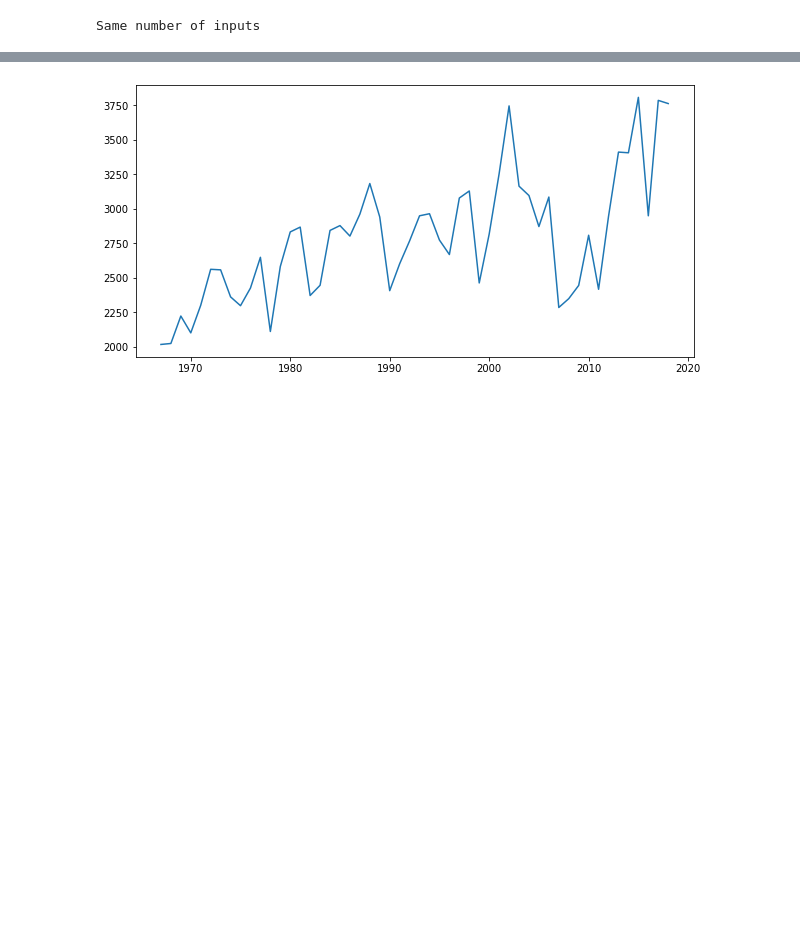
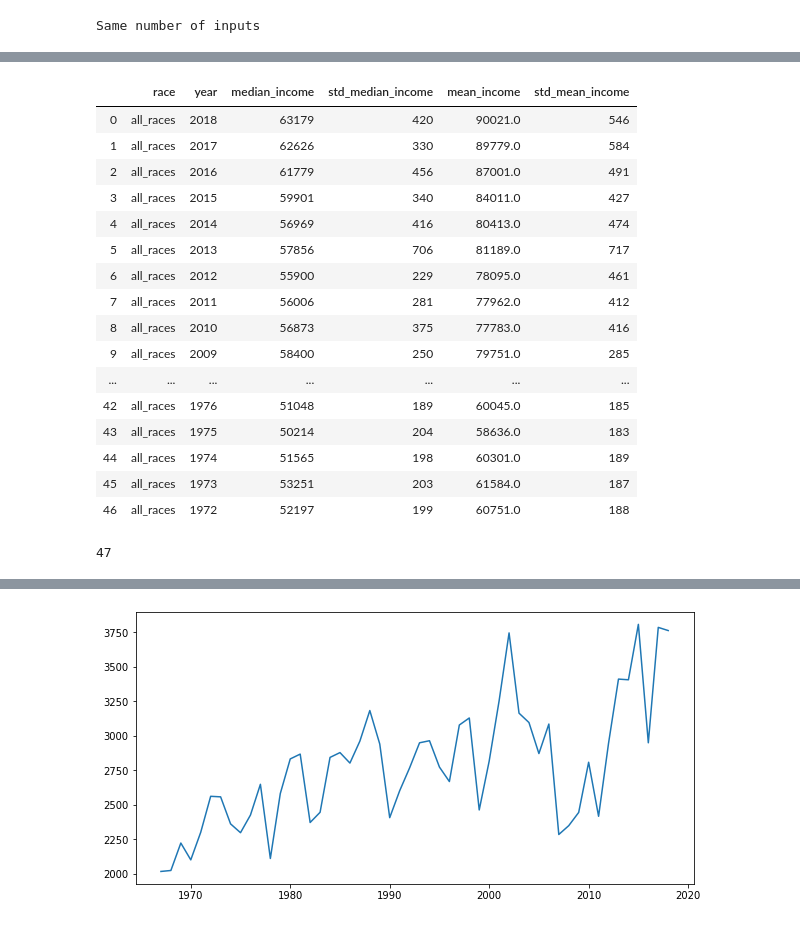
Before and after one commit to SpecCRA/futurist_black_agenda, a Jupyter notebook: eda.ipynb, the cells around one changed output, grey strips where cells are left out. Saved outputs shown, nothing was run; the diff lists cells and outputs as text; code cells hidden in the pictures; blank space fills up the shorter version.

```diff
--- a/eda.ipynb
+++ b/eda.ipynb
@@ -238,0 +305,24 @@ Same number of inputs
+# %%
+all_after_72_df
+# %% [output]
+|  | race | year | median_income | std_median_income | mean_income | std_mean_income |
+| 0 | all_races | 2018 | 63179 | 420 | 90021.0 | 546 |
+| 1 | all_races | 2017 | 62626 | 330 | 89779.0 | 584 |
+| 2 | all_races | 2016 | 61779 | 456 | 87001.0 | 491 |
+| 3 | all_races | 2015 | 59901 | 340 | 84011.0 | 427 |
+| 4 | all_races | 2014 | 56969 | 416 | 80413.0 | 474 |
+| 5 | all_races | 2013 | 57856 | 706 | 81189.0 | 717 |
+| 6 | all_races | 2012 | 55900 | 229 | 78095.0 | 461 |
+| 7 | all_races | 2011 | 56006 | 281 | 77962.0 | 412 |
+| 8 | all_races | 2010 | 56873 | 375 | 77783.0 | 416 |
+| 9 | all_races | 2009 | 58400 | 250 | 79751.0 | 285 |
+| ... | ... | ... | ... | ... | ... | ... |
+| 42 | all_races | 1976 | 51048 | 189 | 60045.0 | 185 |
+| 43 | all_races | 1975 | 50214 | 204 | 58636.0 | 183 |
+| 44 | all_races | 1974 | 51565 | 198 | 60301.0 | 189 |
+| 45 | all_races | 1973 | 53251 | 203 | 61584.0 | 187 |
+| 46 | all_races | 1972 | 52197 | 199 | 60751.0 | 188 |
+# %%
+len(all_after_72_df)
+# %% [output]
+47
```
Also changed, not shown: parts of 17 cells of this notebook, 3 other files.
